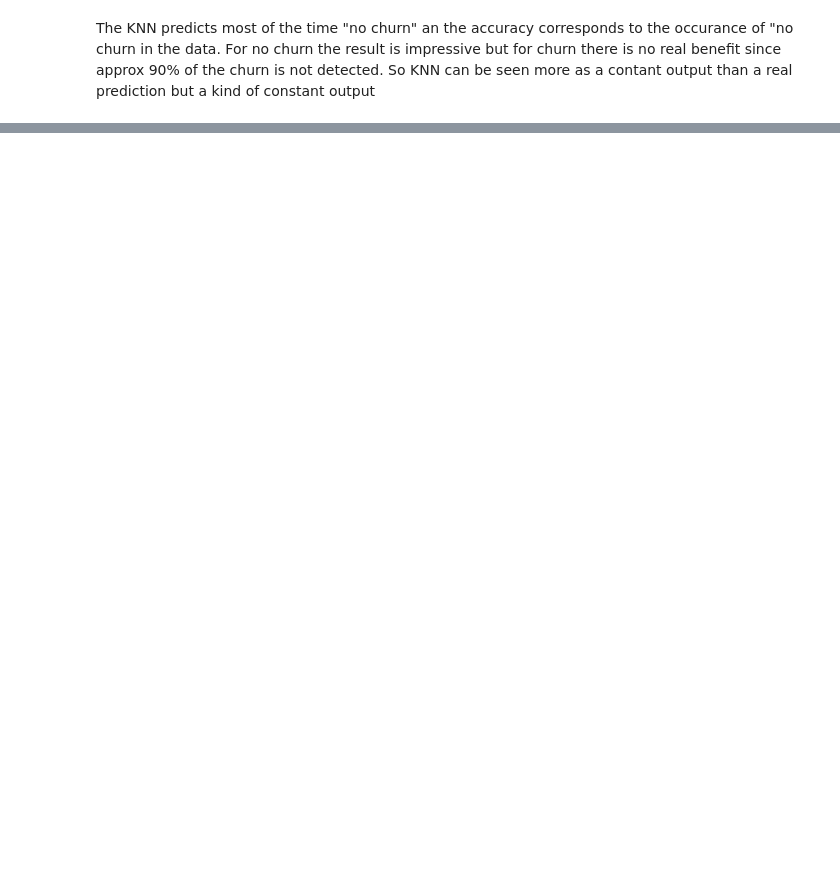
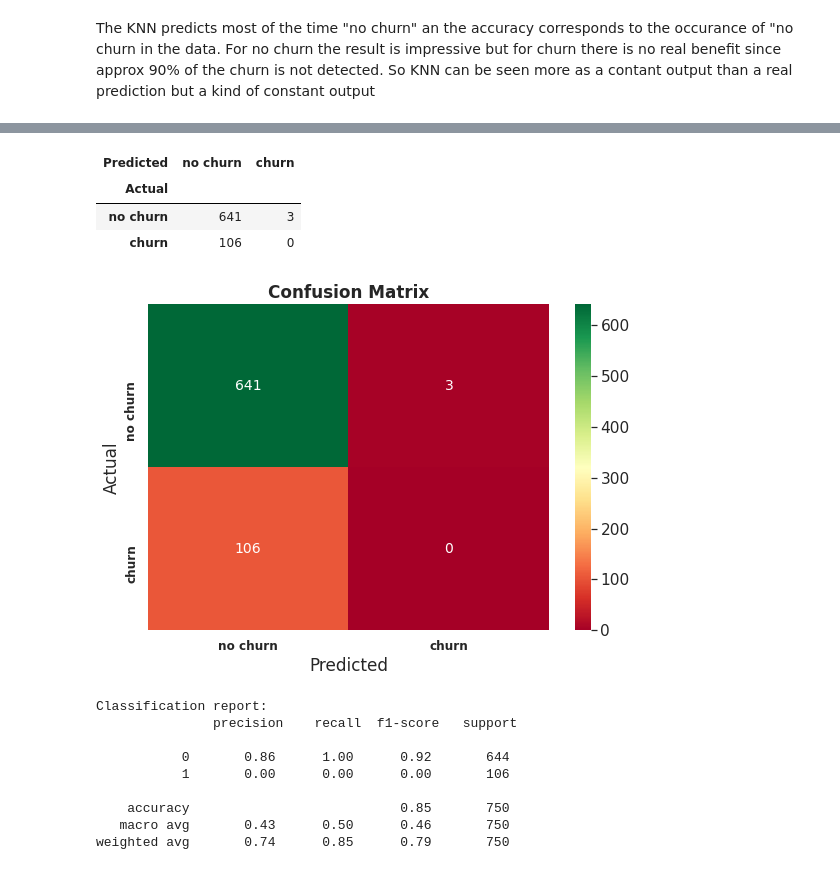
Before and after one commit to Parn1984/AIDA-Project-Team-C, a Jupyter notebook: KNN_classification.ipynb, the cells around one changed output, grey strips where cells are left out. Cells and saved outputs as stored; diff of their text form; code cells hidden in the pictures; blank space fills up the shorter version.

```diff
--- a/KNN_classification.ipynb
+++ b/KNN_classification.ipynb
@@ -81,0 +226,17 @@ So KNN can be seen more as a contant output than a real prediction but a kind of
+# %%
+my_classification.plot_confusion_matrix(normalize=None)
+# %% [output]
+| Predicted | no churn | churn |
+| Actual |  |  |
+| no churn | 641 | 3 |
+| churn | 106 | 0 |
+[figure, added]
+Classification report:
+               precision    recall  f1-score   support
+
+           0       0.86      1.00      0.92       644
+           1       0.00      0.00      0.00       106
+
+    accuracy                           0.85       750
+   macro avg       0.43      0.50      0.46       750
+weighted avg       0.74      0.85      0.79       750
```
Also changed, not shown: parts of 31 cells of this notebook, 1 other file.
